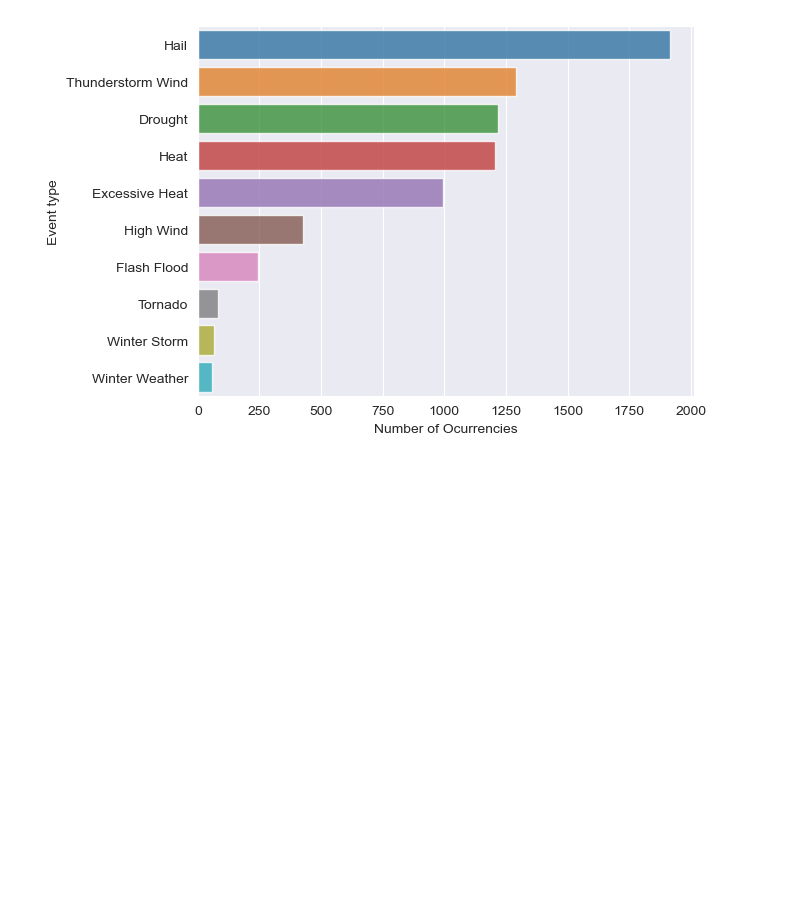
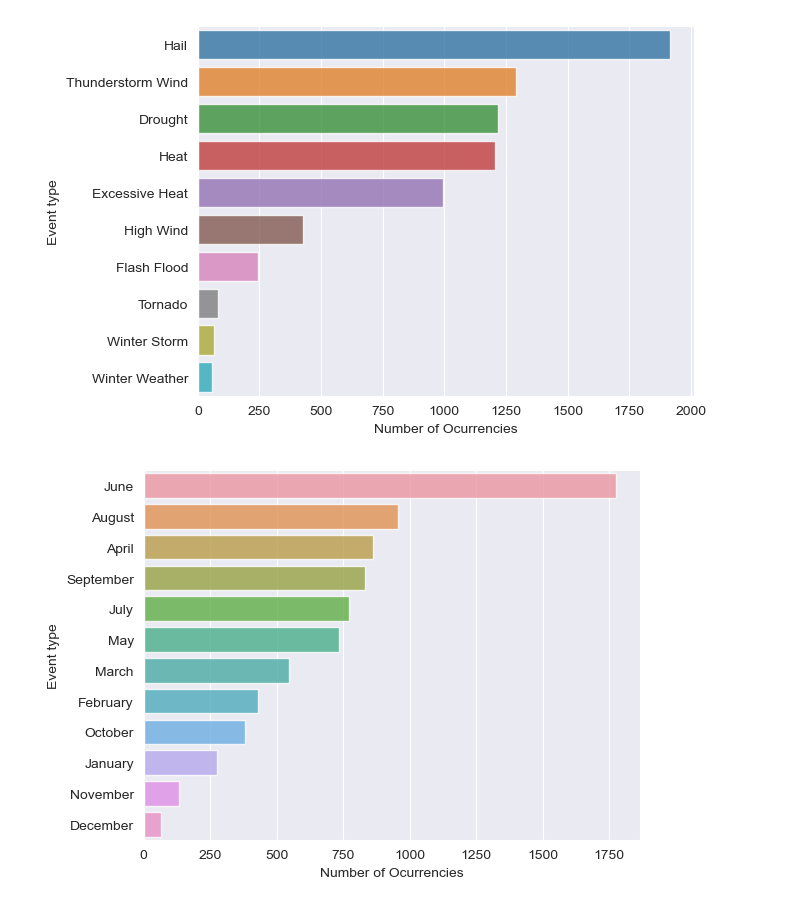
Before and after one commit to paobtorres/project_data_science, a Jupyter notebook: Desafio_FeatureSelection_TorresPaola.ipynb, the cells around one changed output. Cells and saved outputs as stored; diff of their text form; code cells hidden in the pictures; blank space fills up the shorter version.

```diff
--- a/Desafio_FeatureSelection_TorresPaola.ipynb
+++ b/Desafio_FeatureSelection_TorresPaola.ipynb
@@ -944,3 +947,13 @@ plt.ylabel ('Event type')
 plt.show()
 # %% [output]
 [figure]
+# %%
+month_count = df_texas['MONTH_NAME'].value_counts()
+# month_count = event_count[:10,]
+
+sns.barplot(month_count.values, month_count.index, alpha=0.8)
+plt.xlabel('Number of Ocurrencies')
+plt.ylabel ('Event type')
+plt.show()
+# %% [output]
+[figure, added]
```
Also changed, not shown: parts of 11 cells of this notebook.
